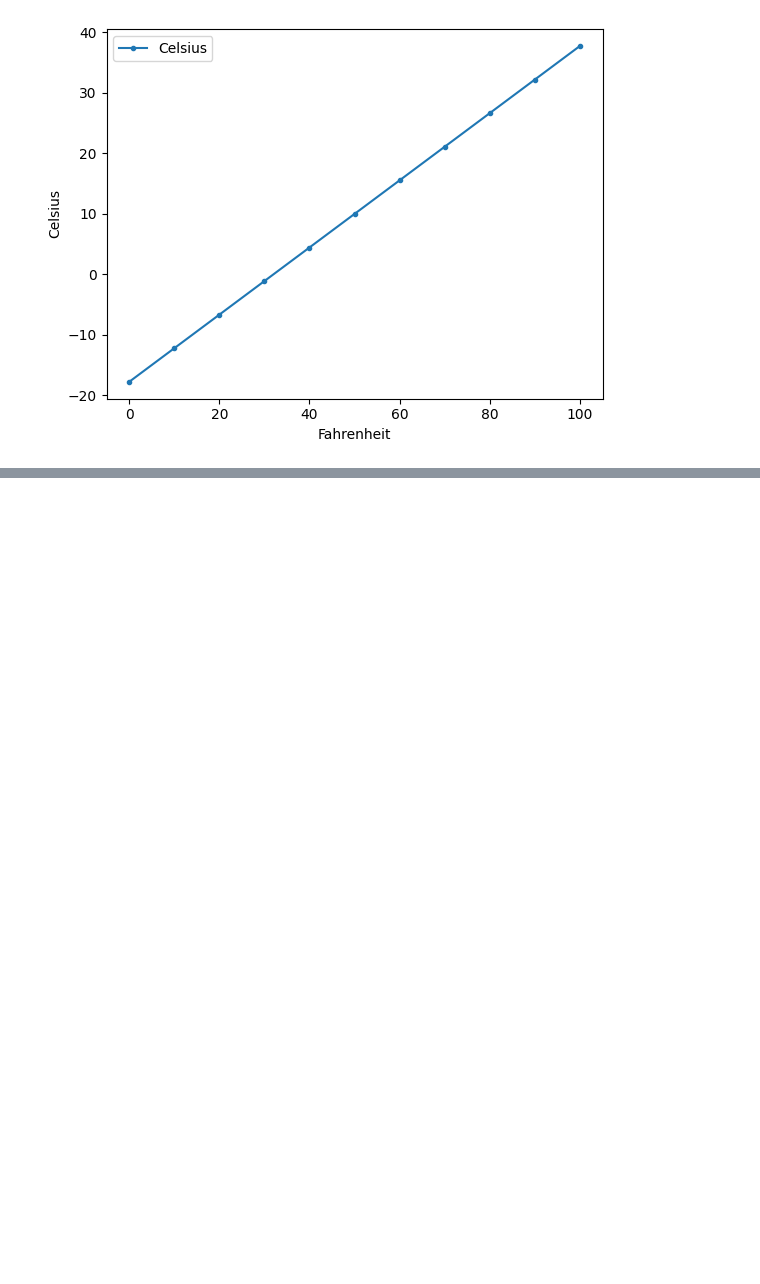
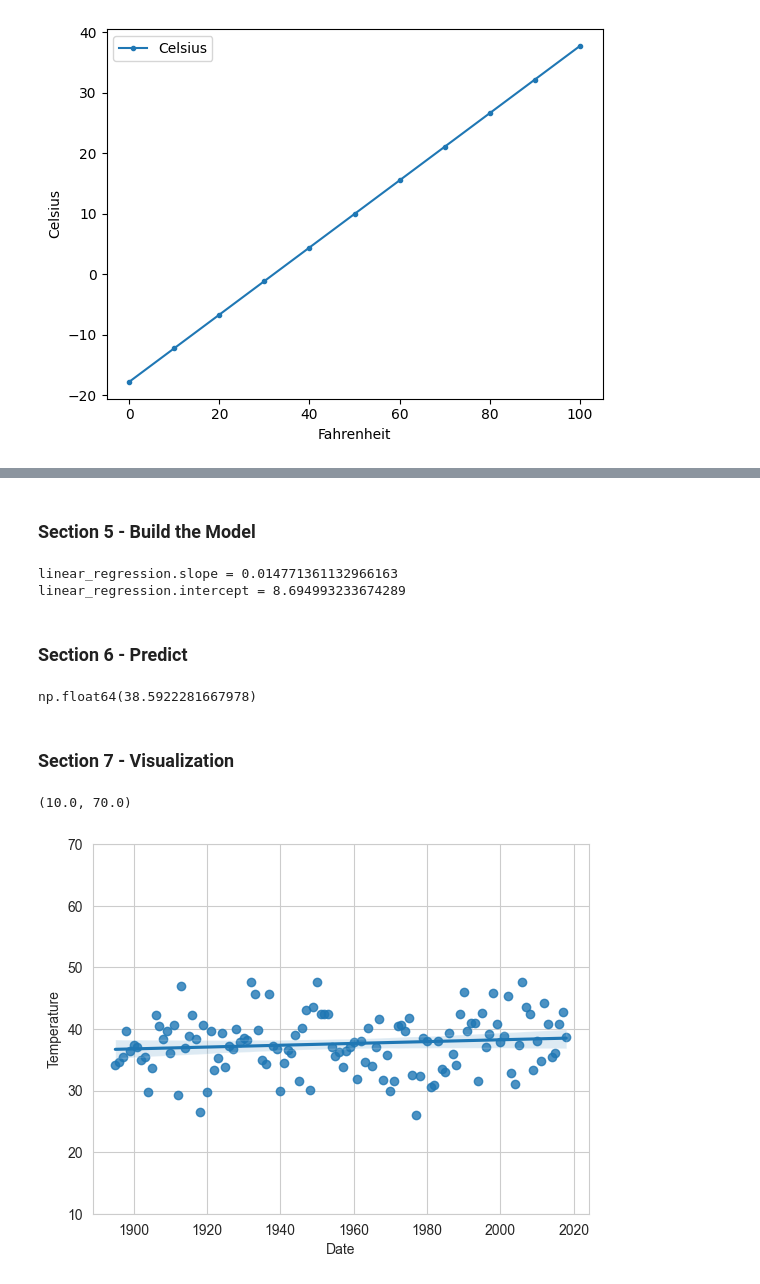
Before and after one commit to jugurthakacimi/datafun-07-ml, a Jupyter notebook: notebooks/jugurtha_ml.ipynb, the cells around one changed output, grey strips where cells are left out. Saved outputs shown, nothing was run; the diff lists cells and outputs as text; code cells hidden in the pictures; blank space fills up the shorter version.

```diff
--- a/notebooks/jugurtha_ml.ipynb
+++ b/notebooks/jugurtha_ml.ipynb
@@ -23,0 +29,3 @@ y_label = axes.set_ylabel('Celsius')
+# %%
+# Load NYC January high temperatures data
+nyc_df = pd.read_csv('../data/ave_hi_nyc_jan_1895-2018.csv')
@@ -23,0 +54,3 @@ y_label = axes.set_ylabel('Celsius')
+# %%
+nyc_df.columns = ['Date', 'Temperature', 'Anomaly']
+nyc_df.head(3)
@@ -23,0 +62,4 @@ y_label = axes.set_ylabel('Celsius')
+# %%
+nyc_df.Date.dtype
+nyc_df.Date = nyc_df.Date.floordiv(100)
+nyc_df.head(3)
@@ -23,0 +86,25 @@ y_label = axes.set_ylabel('Celsius')
+# %% [markdown]
+### Section 5 - Build the Model
+# %%
+linear_regression = stats.linregress(x=nyc_df.Date, y=nyc_df.Temperature)
+print(f'linear_regression.slope = {linear_regression.slope}')
+print(f'linear_regression.intercept = {linear_regression.intercept}')
+# %% [output]
+linear_regression.slope = 0.014771361132966163
+linear_regression.intercept = 8.694993233674289
+# %% [markdown]
+### Section 6 - Predict
+# %%
+# Predict the average high temperature in NYC in January 2024
+linear_regression.slope * 2024 + linear_regression.intercept
+# %% [output]
+np.float64(38.5922281667978)
+# %% [markdown]
+### Section 7 - Visualization
+# %%
+sns.set_style('whitegrid')
+axes = sns.regplot(x=nyc_df.Date, y=nyc_df.Temperature)
+axes.set_ylim(10,70)
+# %% [output]
+(10.0, 70.0)
+[figure, added]
```
Also changed, not shown: parts of 12 cells of this notebook, 1 other file.
